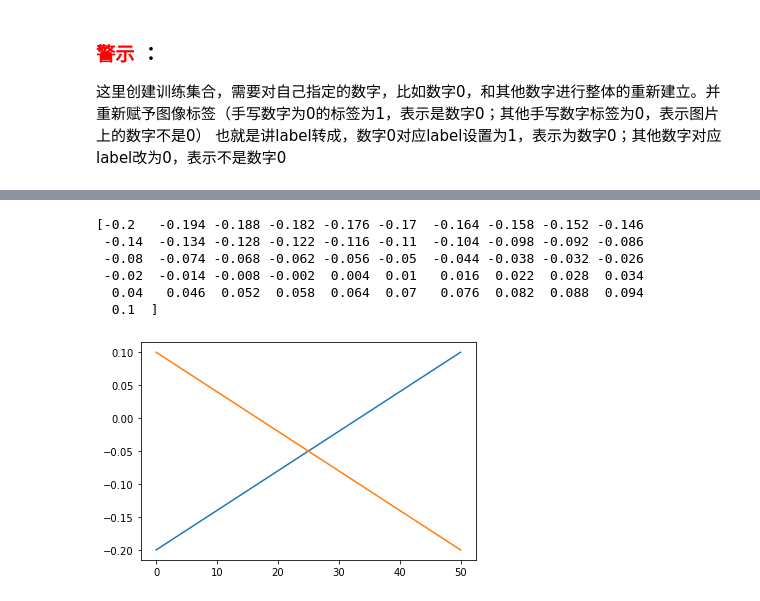
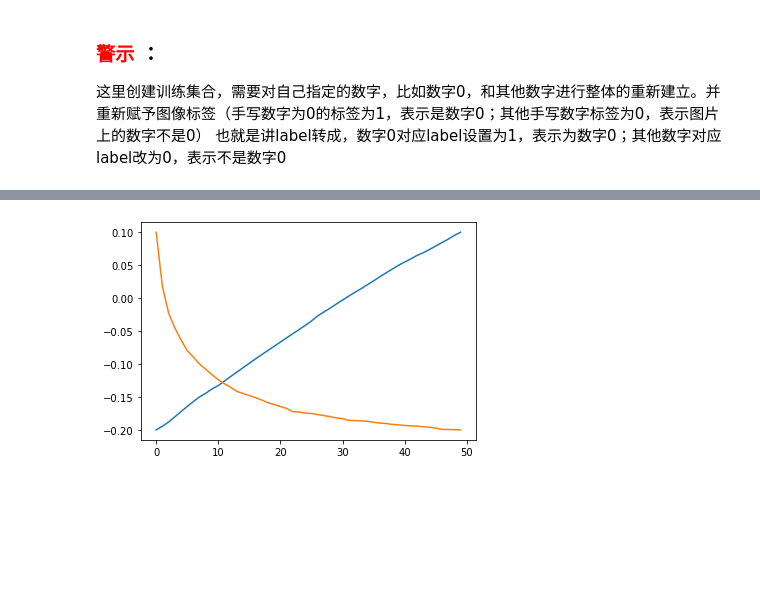
Before and after one commit to ShinATK/JupyterNotebook, a Jupyter notebook: myDeepLearning/COURSE1 Neural Networks and Deep Learning/Week 2/NumberRecognition/数字识别-二值回归.ipynb, the cells around one changed output, grey strips where cells are left out. Saved outputs shown, nothing was run; the diff lists cells and outputs as text; code cells hidden in the pictures; blank space fills up the shorter version.

```diff
--- a/myDeepLearning/COURSE1 Neural Networks and Deep Learning/Week 2/NumberRecognition/数字识别-二值回归.ipynb
+++ b/myDeepLearning/COURSE1 Neural Networks and Deep Learning/Week 2/NumberRecognition/数字识别-二值回归.ipynb
@@ -103,7 +108,7 @@ test lab shape: (1, 10000)
 # %%
 parameters = {
-    'a+': 1e-2, 'b+': 0,
-    'a-': 1e-2, 'b-': 0,
+    'a+': 1e-2, 'b+': 27,
+    'a-': 1e-2, 'b-': 27,
     'wmax': 1, 'wmin': 0
 }
 weight_plus_list = [parameters['wmin']]
@@ -112,42 +117,48 @@ weight_minus_list = [parameters['wmax']]
 def weight_plus(w):
     delta_w = parameters['a+'] * np.exp(-parameters['b+']*(w-parameters['wmin'])
                                              /(parameters['wmax']-parameters['wmin']))
     return w+delta_w
 def weight_minus(w):
     delta_w = parameters['a-'] * np.exp(-parameters['b-']*(parameters['wmax']-w)
                                              /(parameters['wmax']-parameters['wmin']))
     return w-delta_w
 def equation():
     count_num = 0
     while True:
         weight_plus_list.append(weight_plus(weight_plus_list[-1]))
         weight_minus_list.append(weight_minus(weight_minus_list[-1]))
         count_num += 1
         if weight_plus_list[-1] >= 1:
             break
         elif count_num == 50:
             break
         else:
             continue
 
     wpl = [0.3*(each - weight_plus_list[0]) / (weight_plus_list[-1]-weight_plus_list[0])-0.2 for each in weight_plus_list]
     wml = [0.3*(each - weight_minus_list[-1]) / (weight_minus_list[0]-weight_minus_list[-1])-0.2 for each in weight_minus_list]
 
+#     wpl = [(each - weight_plus_list[0]) / (weight_plus_list[-1]-weight_plus_list[0]) for each in weight_plus_list]
+#     wml = [(each - weight_minus_list[-1]) / (weight_minus_list[0]-weight_minus_list[-1]) for each in weight_minus_list]
+
     return np.array(wpl), np.array(wml)
-GP, GD = equation()
-print(GP)
+# GP, GD = equation()
+# print(GP)
 # print(GD)
+
+GP_tmp = np.loadtxt("qxs-GP.txt")
+GD_tmp = np.loadtxt("qxs-GD.txt")
+
+GP = [0.3*(each-min(GP_tmp))/(max(GP_tmp)-min(GP_tmp))-0.2 for each in GP_tmp]
+GD = [0.3*(each-min(GD_tmp))/(max(GD_tmp)-min(GD_tmp))-0.2 for each in GD_tmp]
+
 plt.plot(GP)
 plt.plot(GD)
 plt.show()
+# np.savetxt(f"GP {parameters['b+']}.txt", GP)
+# np.savetxt(f"GD {parameters['b-']}.txt", GD)
 # %% [output]
-[-0.2   -0.194 -0.188 -0.182 -0.176 -0.17  -0.164 -0.158 -0.152 -0.146
- -0.14  -0.134 -0.128 -0.122 -0.116 -0.11  -0.104 -0.098 -0.092 -0.086
- -0.08  -0.074 -0.068 -0.062 -0.056 -0.05  -0.044 -0.038 -0.032 -0.026
- -0.02  -0.014 -0.008 -0.002  0.004  0.01   0.016  0.022  0.028  0.034
-  0.04   0.046  0.052  0.058  0.064  0.07   0.076  0.082  0.088  0.094
-  0.1  ]
-[figure, old version]
+[figure, new version]
 # %%
 def findGP_num(data, find_array=GP):
     diff = abs(data - find_array)
```
Also changed, not shown: parts of 9 cells of this notebook, 57 other files.
